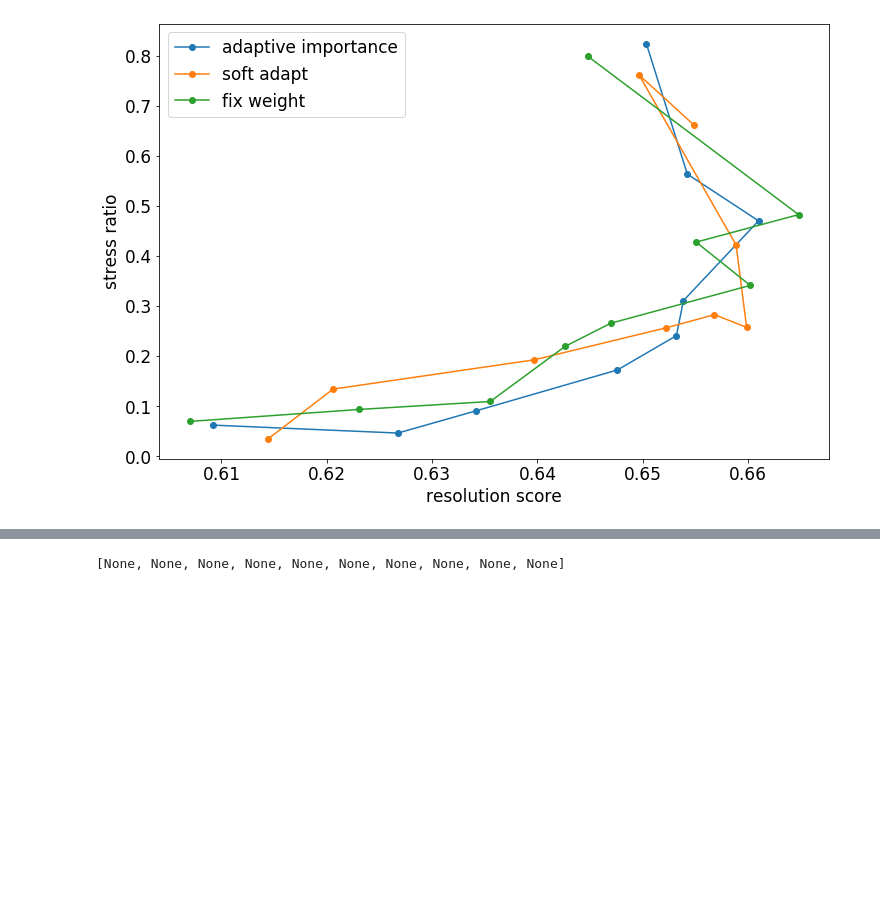
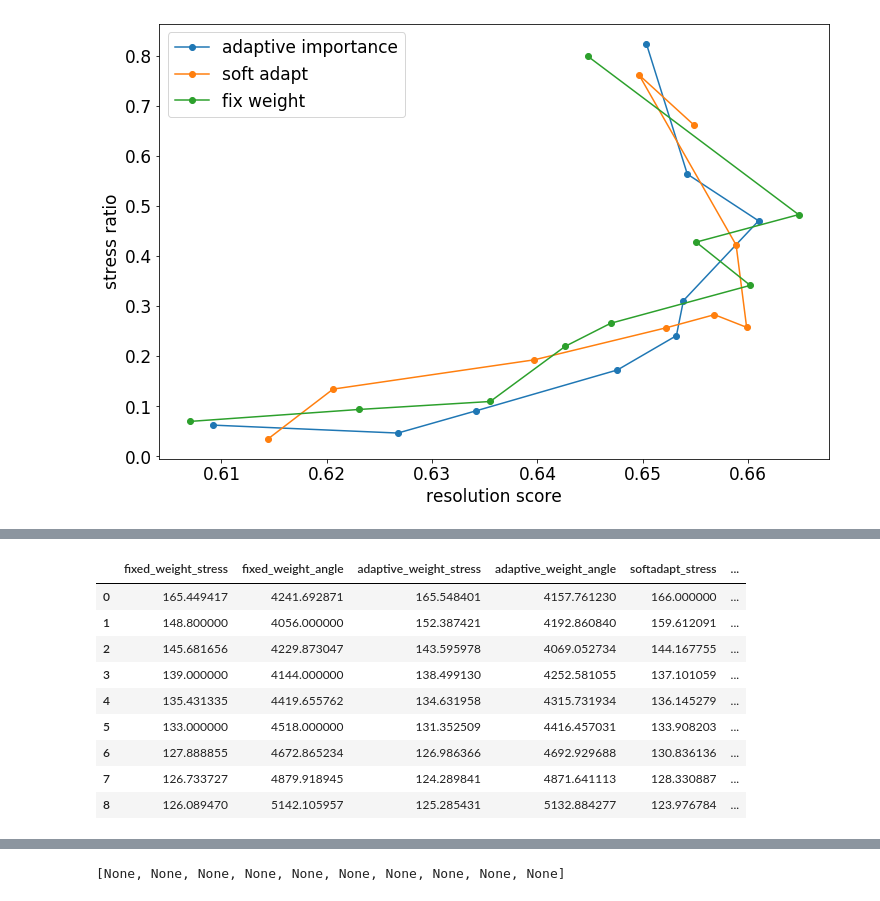
Before and after one commit to zhenxingCui/deepgd, a Jupyter notebook: metrics/softadapt_frontier.ipynb, the cells around one changed output, grey strips where cells are left out. Cells and saved outputs as stored; diff of their text form; code cells hidden in the pictures; blank space fills up the shorter version.

Commit message:
pareto_frontier

```diff
--- a/metrics/softadapt_frontier.ipynb
+++ b/metrics/softadapt_frontier.ipynb
@@ -78,0 +175,19 @@ Text(0, 0.5, 'stress ratio')
+# %%
+pareto_frontier = pd.DataFrame(dict(fixed_weight_stress=fixws,
+                               fixed_weight_angle=fixwa,
+                               adaptive_weight_stress=fixs,
+                               adaptive_weight_angle=fixa,
+                               softadapt_stress=sas,
+                               softadapt_angle=saa))
+pareto_frontier
+# %% [output]
+|  | fixed_weight_stress | fixed_weight_angle | adaptive_weight_stress | adaptive_weight_angle | softadapt_stress | ... |
+| 0 | 165.449417 | 4241.692871 | 165.548401 | 4157.761230 | 166.000000 | ... |
+| 1 | 148.800000 | 4056.000000 | 152.387421 | 4192.860840 | 159.612091 | ... |
+| 2 | 145.681656 | 4229.873047 | 143.595978 | 4069.052734 | 144.167755 | ... |
+| 3 | 139.000000 | 4144.000000 | 138.499130 | 4252.581055 | 137.101059 | ... |
+| 4 | 135.431335 | 4419.655762 | 134.631958 | 4315.731934 | 136.145279 | ... |
+| 5 | 133.000000 | 4518.000000 | 131.352509 | 4416.457031 | 133.908203 | ... |
+| 6 | 127.888855 | 4672.865234 | 126.986366 | 4692.929688 | 130.836136 | ... |
+| 7 | 126.733727 | 4879.918945 | 124.289841 | 4871.641113 | 128.330887 | ... |
+| 8 | 126.089470 | 5142.105957 | 125.285431 | 5132.884277 | 123.976784 | ... |
```
Also changed, not shown: parts of 9 cells of this notebook, 1 other file.
